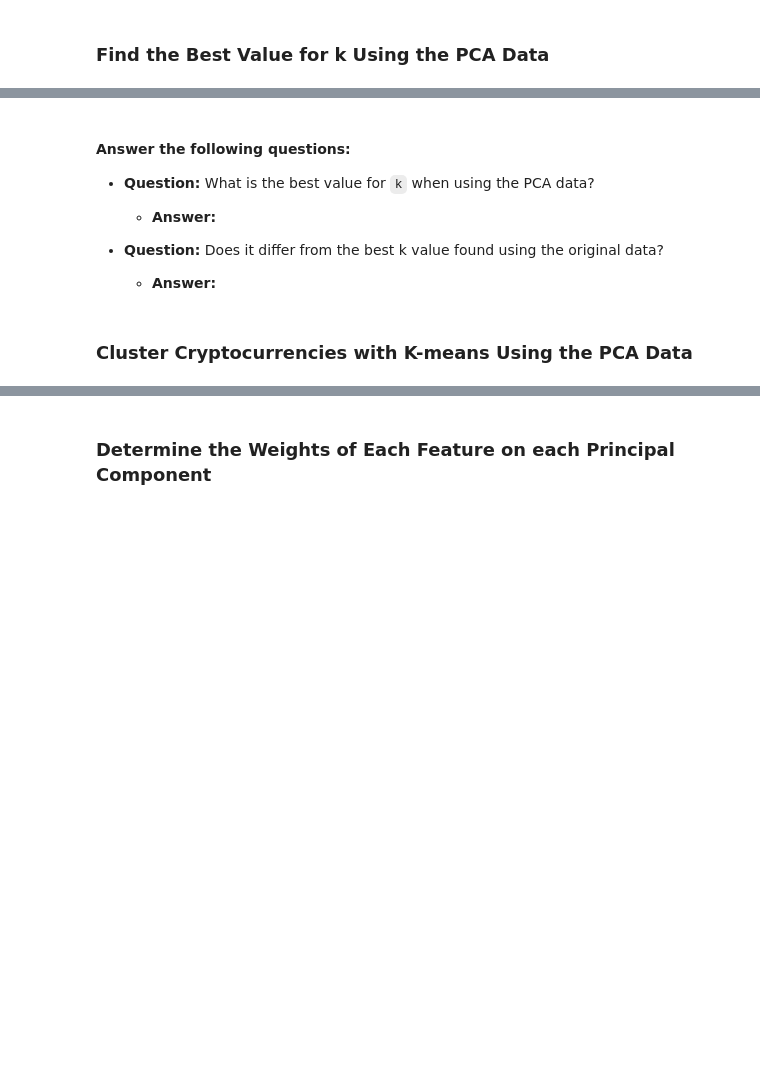
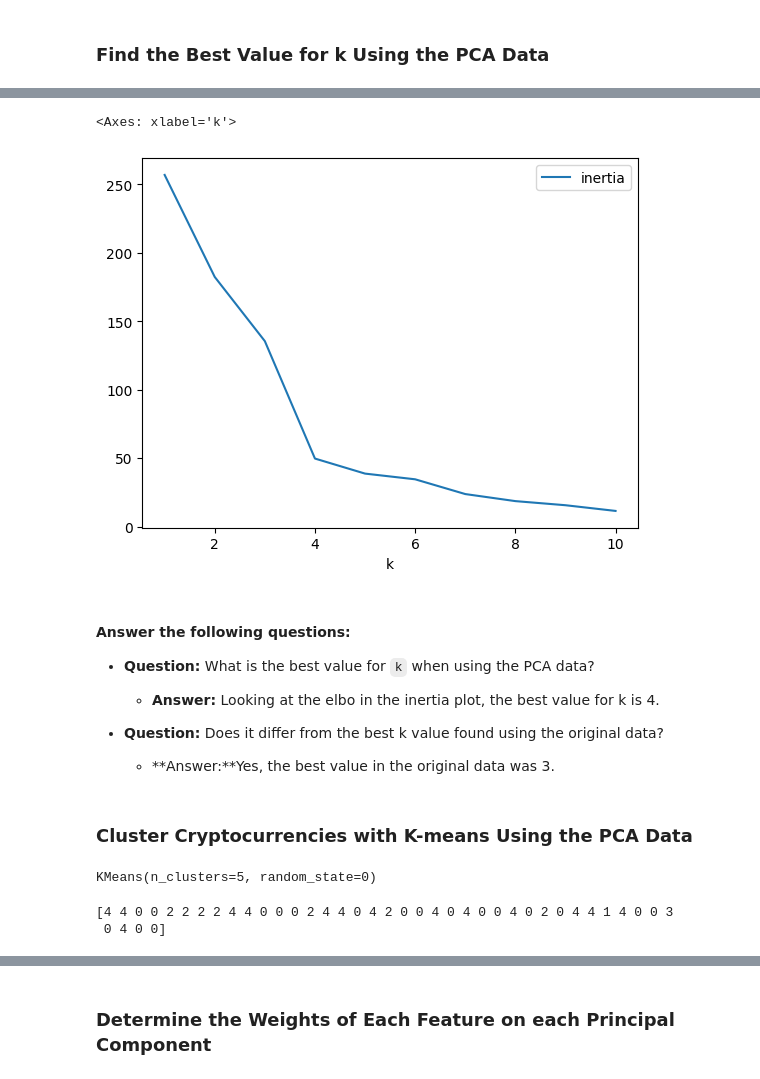
Before and after one commit to Hristy26/cryptoClustering, a Jupyter notebook: Crypto_Clustering.ipynb, the cells around one changed output, grey strips where cells are left out. Drawn from its saved outputs; the diff is of its cells as text; code cells hidden in the pictures; blank space fills up the shorter version.

```diff
--- a/Crypto_Clustering.ipynb
+++ b/Crypto_Clustering.ipynb
@@ -179,7 +190,7 @@ plt.show()
 ### Optimize Clusters with Principal Component Analysis.
 # %%
 # Create a PCA model instance and set `n_components=3`.
-scaled_data[PCA(n_components=3)]
+pca = PCA(n_components=3)
 pca_data = pca.fit_transform(scaled_df)
 print(pca_data[:5])
 # %% [output]
@@ -200,14 +231,17 @@ IndexError: only integers, slices (`:`), ellipsis (`...`), numpy.newaxis (`None`
 # %%
 # Create a new DataFrame with the PCA data.
 # Note: The code for this step is provided for you
+pca_df = pd.DataFrame(
+    data=pca_data, columns=["PC1", "PC2", "PC3"]
+)
 
 # Creating a DataFrame with the PCA data
+# Copy the crypto names from the original data
+pca_df["coin_id"] = scaled_df.index
+
+# Set the coinid column as index
+pca_df = pca_df.set_index("coin_id")
 
 
-# Copy the crypto names from the original data
-
-
-# Set the coinid column as index
-
-
-# Display sample data
+# Display the DataFrame
+pca_df.head()
@@ -216,22 +258,30 @@ IndexError: only integers, slices (`:`), ellipsis (`...`), numpy.newaxis (`None`
 # %%
 # Create a list with the number of k-values to try
 # Use a range from 1 to 11
+k_values = list(range(1, 11))
 
 
 # Create an empty list to store the inertia values
-
-
+inertia =[]
 # Create a for loop to compute the inertia with each possible value of k
 # Inside the loop:
 # 1. Create a KMeans model using the loop counter for the n_clusters
 # 2. Fit the model to the data using PCA DataFrame.
 # 3. Append the model.inertia_ to the inertia list
+for k in k_values:
+    model = KMeans(n_clusters=k, n_init='auto', random_state=1)
+    model.fit(pca_df)
+    inertia.append(model.inertia_)
 
 
 # Create a dictionary with the data to plot the Elbow curve
-
+elbow_data = {
+    "k": k,
+    "inertia": inertia
+}
 
 # Create a DataFrame with the data to plot the Elbow curve
-
+elbow_df = pd.DataFrame({"k": k_values, "inertia" : inertia})
 
 # Display the DataFrame
+display(elbow_df)
@@ -238,16 +300,21 @@ IndexError: only integers, slices (`:`), ellipsis (`...`), numpy.newaxis (`None`
 # %%
 # Plot a line chart with all the inertia values computed with
 # the different values of k to visually identify the optimal value for k.
+inertia_df = pd.DataFrame({"k": k_values, "inertia": inertia})
+inertia_df.plot(x='k', y='inertia')
+# %% [output]
+<Axes: xlabel='k'>
+[figure, added]
 # %% [markdown]
 #### Answer the following questions:
 * **Question:** What is the best value for `k` when using the PCA data?
 
-  * **Answer:**
+  * **Answer:** Looking at the elbo in the inertia plot, the best value for k is 4.
 
 
 * **Question:** Does it differ from the best k value found using the original data?
 
-  * **Answer:**
+  * **Answer:**Yes, the best value in the original data was 3.
 # %% [markdown]
 ### Cluster Cryptocurrencies with K-means Using the PCA Data
 # %%
@@ -255,9 +323,17 @@ IndexError: only integers, slices (`:`), ellipsis (`...`), numpy.newaxis (`None`
 # %%
 # Fit the K-Means model using the PCA data
+KMeans_model.fit(pca_df)
+# %% [output]
+KMeans(n_clusters=5, random_state=0)
 # %%
 # Predict the clusters to group the cryptocurrencies using the PCA data
+predicted_clusters_pca = KMeans_model.predict(pca_df)
 
 
-# Print the resulting array of cluster values.
+# View the resulting array of cluster values.
+print(predicted_clusters_pca)
+# %% [output]
+[4 4 0 0 2 2 2 2 4 4 0 0 0 2 4 4 0 4 2 0 0 4 0 4 0 0 4 0 2 0 4 4 1 4 0 0 3
+ 0 4 0 0]
 # %%
 # Create a copy of the DataFrame with the PCA data
```
Also changed, not shown: parts of 24 cells of this notebook.
